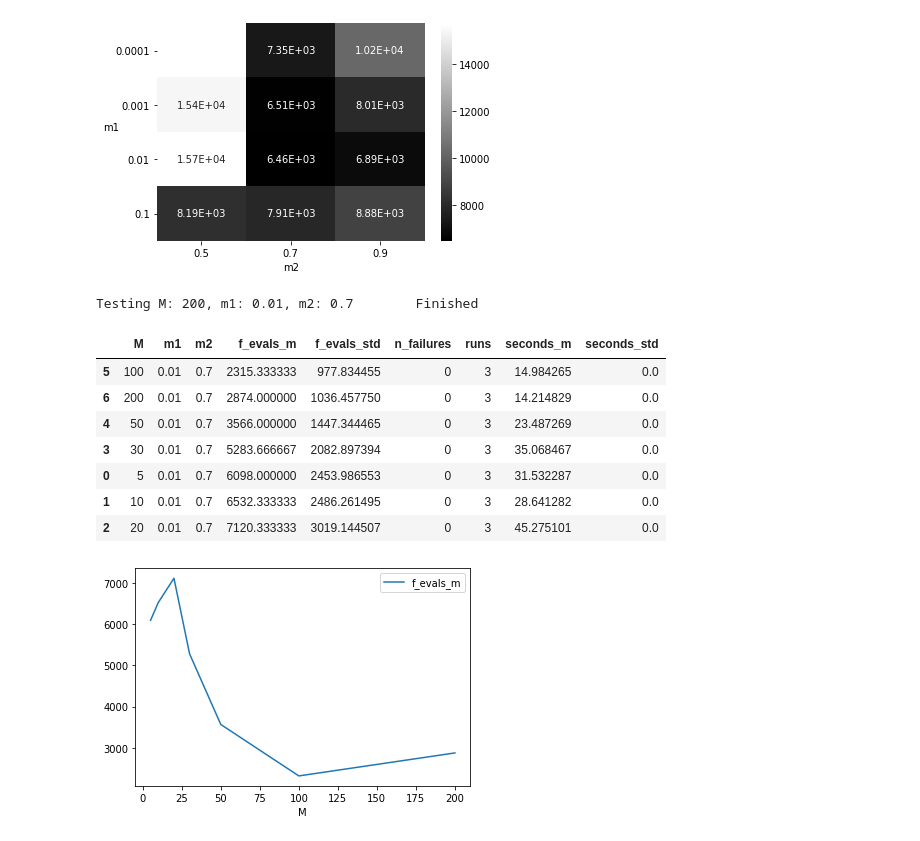
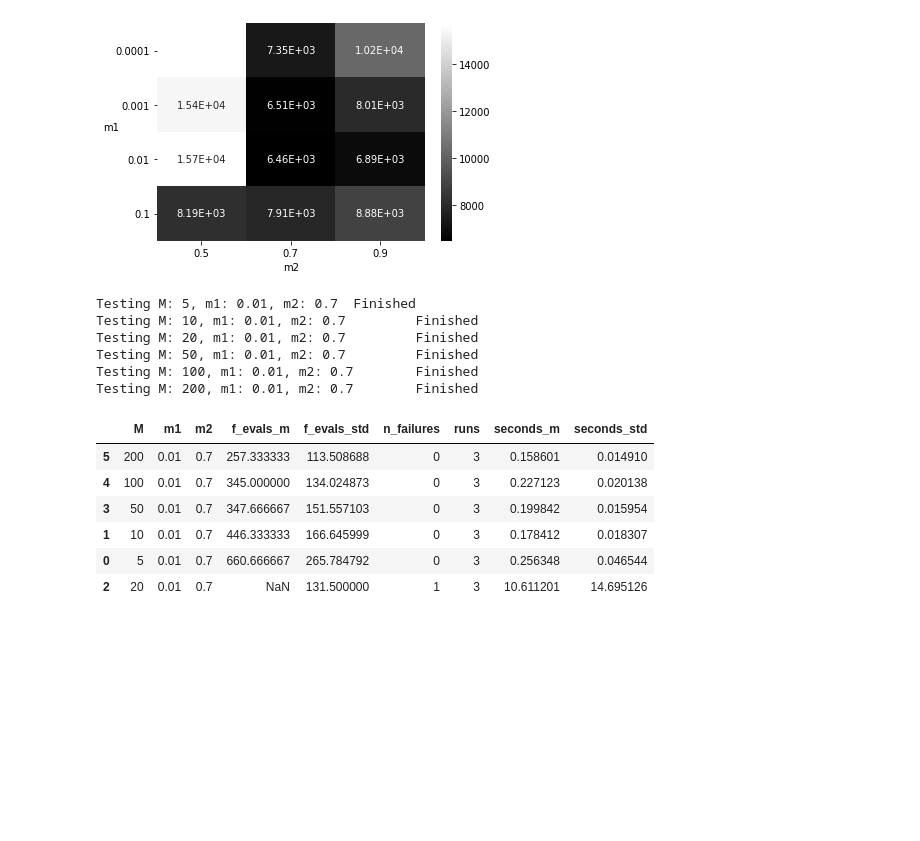
Before and after one commit to michelebersani/ComputationalMathematics, a Jupyter notebook: experiment.ipynb, the cells around one changed output. Drawn from its saved outputs; the diff is of its cells as text; code cells hidden in the pictures; blank space fills up the shorter version.

```diff
--- a/experiment.ipynb
+++ b/experiment.ipynb
@@ -104,7 +104,7 @@ Text(33.0, 0.5, 'm1')
 [figure]
 # %%
 runs = 3
-M_list = [200]
+M_list = [5, 10, 20, 50, 100, 200]
 m1 = 0.01
 m2 = 0.7
 
@@ -135,23 +135,25 @@ for M in M_list:
         df.to_csv(experiments_csv,index=False)
     print('\t Finished')
 # %% [output]
+Testing M: 5, m1: 0.01, m2: 0.7  Finished
+Testing M: 10, m1: 0.01, m2: 0.7         Finished
+Testing M: 20, m1: 0.01, m2: 0.7         Finished
+Testing M: 50, m1: 0.01, m2: 0.7         Finished
+Testing M: 100, m1: 0.01, m2: 0.7        Finished
 Testing M: 200, m1: 0.01, m2: 0.7        Finished
 # %%
 df = pd.read_csv(experiments_csv)
 # set failures as nulls
 df.loc[df['n_failures'] > 0,'f_evals_m'] = np.nan
-df.plot(x='M',y='f_evals_m')
 df.sort_values(by='f_evals_m')
 # %% [output]
 |  | M | m1 | m2 | f_evals_m | f_evals_std | n_failures | runs | seconds_m | seconds_std |
-| 5 | 100 | 0.01 | 0.7 | 2315.333333 | 977.834455 | 0 | 3 | 14.984265 | 0.0 |
-| 6 | 200 | 0.01 | 0.7 | 2874.000000 | 1036.457750 | 0 | 3 | 14.214829 | 0.0 |
-| 4 | 50 | 0.01 | 0.7 | 3566.000000 | 1447.344465 | 0 | 3 | 23.487269 | 0.0 |
-| 3 | 30 | 0.01 | 0.7 | 5283.666667 | 2082.897394 | 0 | 3 | 35.068467 | 0.0 |
-| 0 | 5 | 0.01 | 0.7 | 6098.000000 | 2453.986553 | 0 | 3 | 31.532287 | 0.0 |
-| 1 | 10 | 0.01 | 0.7 | 6532.333333 | 2486.261495 | 0 | 3 | 28.641282 | 0.0 |
-| 2 | 20 | 0.01 | 0.7 | 7120.333333 | 3019.144507 | 0 | 3 | 45.275101 | 0.0 |
+| 5 | 200 | 0.01 | 0.7 | 257.333333 | 113.508688 | 0 | 3 | 0.158601 | 0.014910 |
+| 4 | 100 | 0.01 | 0.7 | 345.000000 | 134.024873 | 0 | 3 | 0.227123 | 0.020138 |
+| 3 | 50 | 0.01 | 0.7 | 347.666667 | 151.557103 | 0 | 3 | 0.199842 | 0.015954 |
+| 1 | 10 | 0.01 | 0.7 | 446.333333 | 166.645999 | 0 | 3 | 0.178412 | 0.018307 |
+| 0 | 5 | 0.01 | 0.7 | 660.666667 | 265.784792 | 0 | 3 | 0.256348 | 0.046544 |
+| 2 | 20 | 0.01 | 0.7 | NaN | 131.500000 | 1 | 3 | 10.611201 | 14.695126 |
-[figure, removed]
 # %%
 plt.errorbar(x=df['M'],y=df['f_evals_m'],yerr=df['f_evals_std'])
 # %% [output]
```
Also changed, not shown: parts of 2 cells of this notebook, 1 other file.
